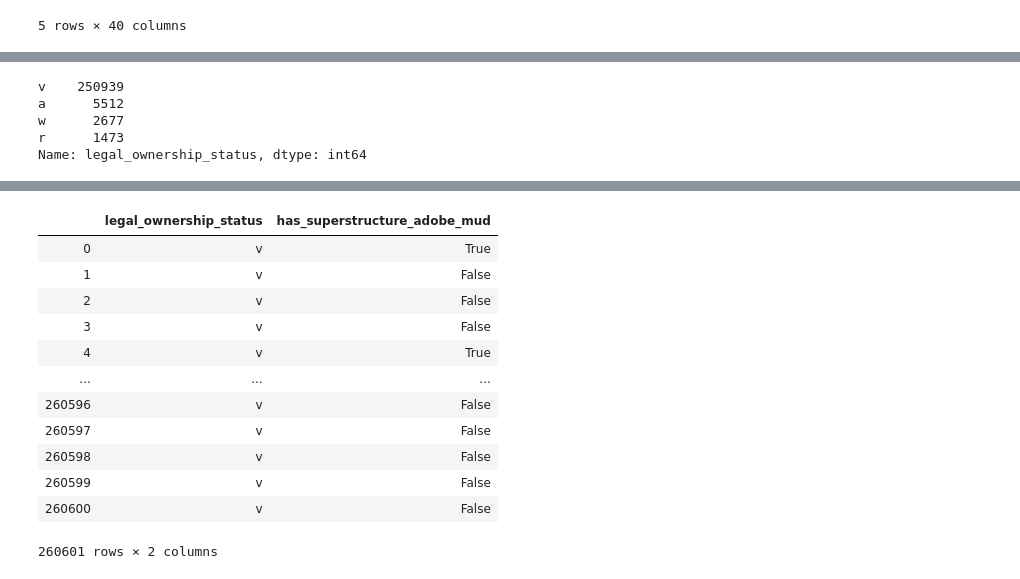
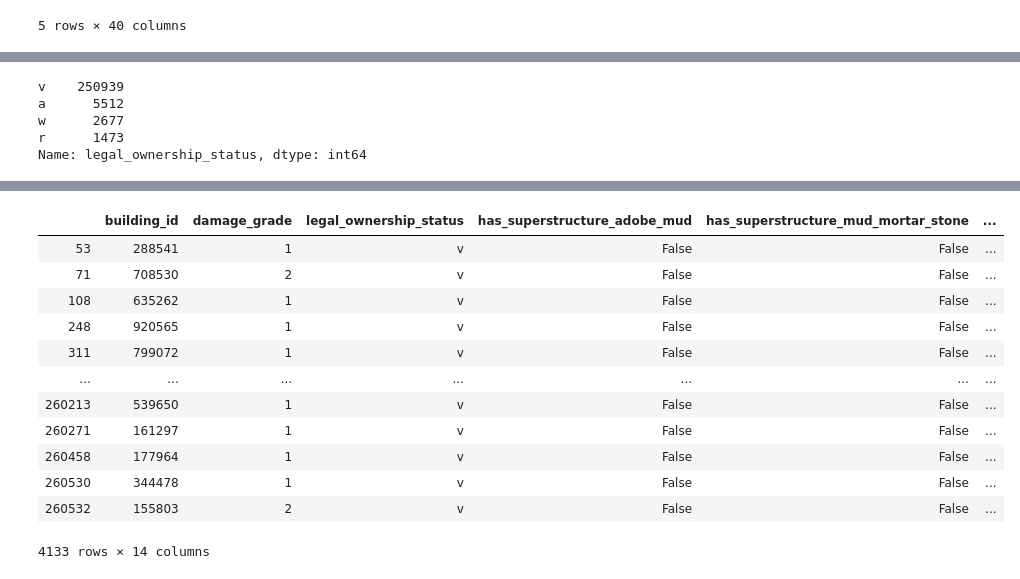
Before and after one commit to FranciscoGauna/TP-Datos-2021, a Jupyter notebook: Francisco.ipynb, the cells around one changed output, grey strips where cells are left out. Cells and saved outputs as stored; diff of their text form; code cells hidden in the pictures.

Commit message:
Agregado analisis basico de los componentes legales

```diff
--- a/Francisco.ipynb
+++ b/Francisco.ipynb
@@ -165,14 +178,20 @@ fig = px.bar(second_use_dg, x=[1,2,3], y=second_uses_label,
 fig.show()
 # %% [output]
 [interactive output not drawn]
-# %%
-df_train_values_original["legal_ownership_status"].value_counts()
-# %% [output]
-v    250939
-a      5512
-w      2677
-r      1473
-Name: legal_ownership_status, dtype: int64
+# %%
+legal_ownership_colors = [
+    "#009ce2",
+    "#ff8c00",
+    "#ec008c",
+    "#00ae49",
+]
+df_train_values_original["legal_ownership_status"].value_counts()
+# %% [output]
+v    250939
+a      5512
+w      2677
+r      1473
+Name: legal_ownership_status, dtype: int64
 # %%
 fig = px.pie(df_train_values_original["legal_ownership_status"].value_counts(),
              values='legal_ownership_status', names=["v","a","w","r"],
@@ -180,24 +200,37 @@ fig = px.pie(df_train_values_original["legal_ownership_status"].value_counts(),
 fig.show()
 # %% [output]
 [interactive output not drawn]
-# %%
-df_train_values_original.merge(df_train_labels_original)[
-    ["damage_grade",
-     "legal_ownership_status",
-     "has_superstructure_adobe_mud",
-    ]
-]
-# %% [output]
-|  | legal_ownership_status | has_superstructure_adobe_mud |
-| 0 | v | True |
-| 1 | v | False |
-| 2 | v | False |
-| 3 | v | False |
-| 4 | v | True |
-| ... | ... | ... |
-| 260596 | v | False |
-| 260597 | v | False |
-| 260598 | v | False |
-| 260599 | v | False |
-| 260600 | v | False |
-260601 rows × 2 columns
+# %%
+df_superstructure = df_train_values_original.merge(df_train_labels_original)[
+    [
+         "building_id",
+         "damage_grade",
+         "legal_ownership_status",
+         "has_superstructure_adobe_mud",
+         "has_superstructure_mud_mortar_stone",
+         "has_superstructure_stone_flag",
+         "has_superstructure_cement_mortar_stone",
+         "has_superstructure_mud_mortar_brick",
+         "has_superstructure_cement_mortar_brick",
+         "has_superstructure_timber",
+         "has_superstructure_bamboo",
+         "has_superstructure_rc_non_engineered",
+         "has_superstructure_rc_engineered",
+         "has_superstructure_other",
+    ]
+]
+df_superstructure[df_superstructure["has_superstructure_rc_engineered"] == True]
+# %% [output]
+|  | building_id | damage_grade | legal_ownership_status | has_superstructure_adobe_mud | has_superstructure_mud_mortar_stone | ... |
+| 53 | 288541 | 1 | v | False | False | ... |
+| 71 | 708530 | 2 | v | False | False | ... |
+| 108 | 635262 | 1 | v | False | False | ... |
+| 248 | 920565 | 1 | v | False | False | ... |
+| 311 | 799072 | 1 | v | False | False | ... |
+| ... | ... | ... | ... | ... | ... | ... |
+| 260213 | 539650 | 1 | v | False | False | ... |
+| 260271 | 161297 | 1 | v | False | False | ... |
+| 260458 | 177964 | 1 | v | False | False | ... |
+| 260530 | 344478 | 1 | v | False | False | ... |
+| 260532 | 155803 | 2 | v | False | False | ... |
+4133 rows × 14 columns
```
Also changed, not shown: parts of 13 cells of this notebook.
